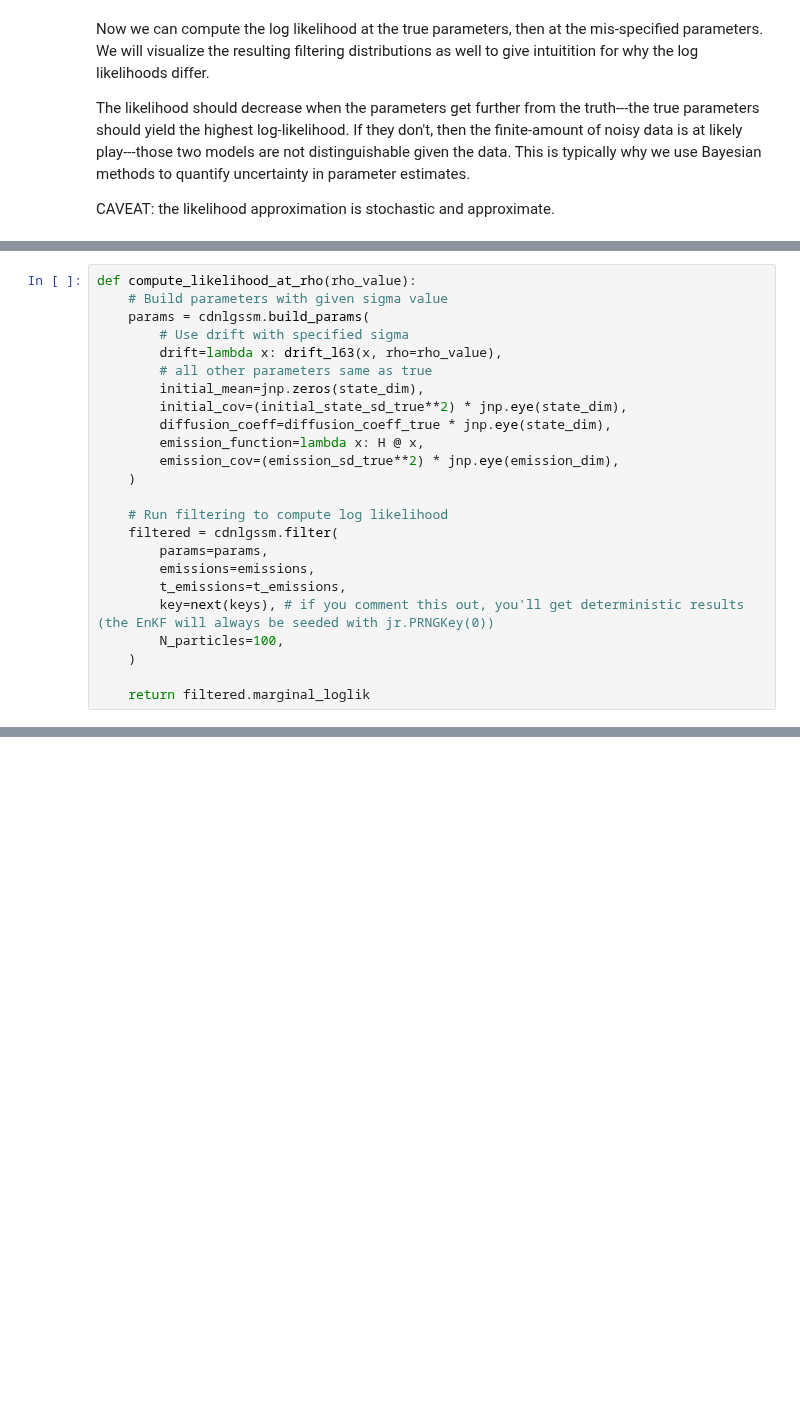
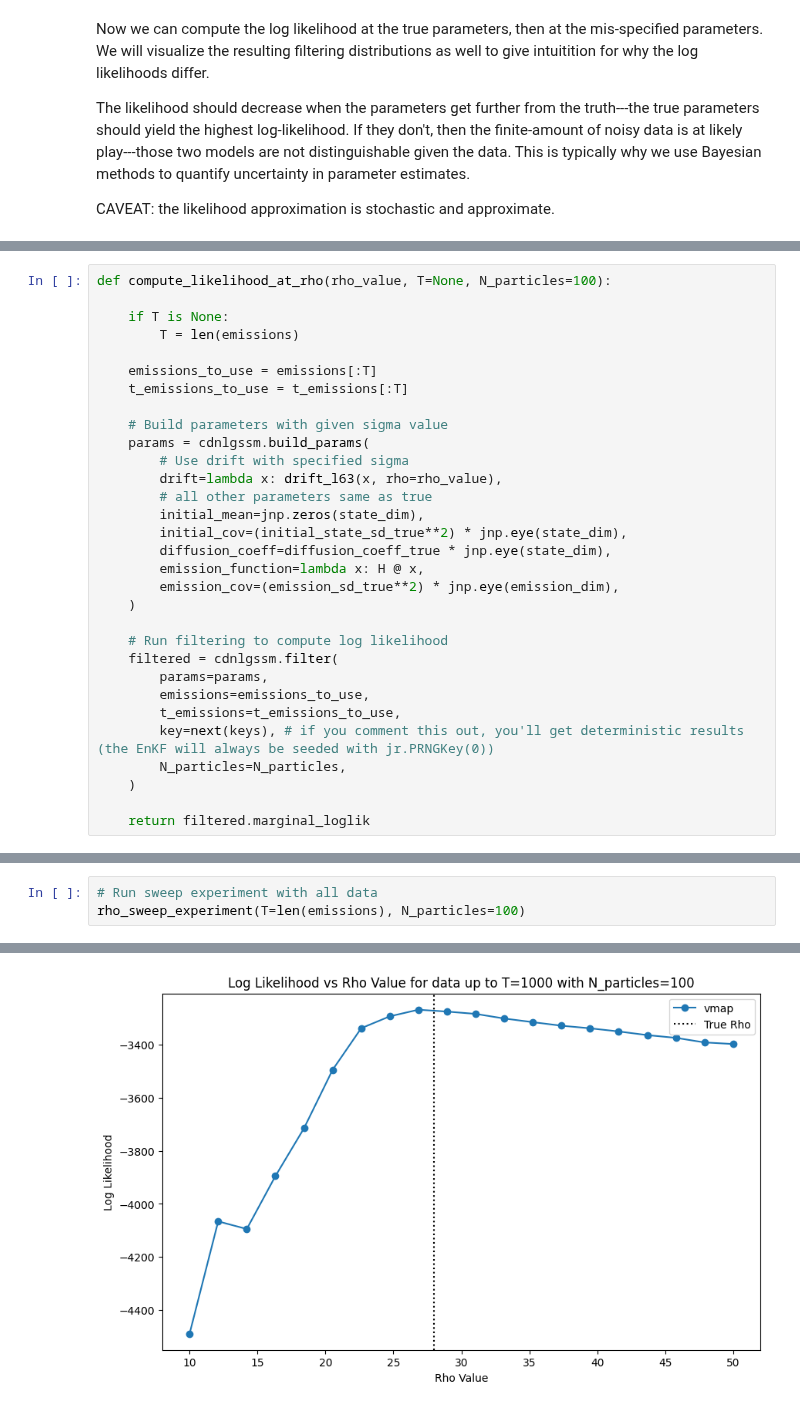
Before and after one commit to hd-UQ/cd_dynamax, a Jupyter notebook: demos/notebooks/lorenz63_tutorial.ipynb, the cells around one changed output, grey strips where cells are left out. Drawn from its saved outputs; the diff is of its cells as text; blank space fills up the shorter version.

```diff
--- a/demos/notebooks/lorenz63_tutorial.ipynb
+++ b/demos/notebooks/lorenz63_tutorial.ipynb
@@ -170,5 +180,12 @@ Now, let's sweep over Rho (holding sigma and beta fixed) to see how the log like
 # %%
-def compute_likelihood_at_rho(rho_value):
+def compute_likelihood_at_rho(rho_value, T=None, N_particles=100):
+
+    if T is None:
+        T = len(emissions)
+
+    emissions_to_use = emissions[:T]
+    t_emissions_to_use = t_emissions[:T]
+
     # Build parameters with given sigma value
     params = cdnlgssm.build_params(
         # Use drift with specified sigma
@@ -184,10 +201,10 @@ def compute_likelihood_at_rho(rho_value):
     # Run filtering to compute log likelihood
     filtered = cdnlgssm.filter(
         params=params,
-        emissions=emissions,
-        t_emissions=t_emissions,
+        emissions=emissions_to_use,
+        t_emissions=t_emissions_to_use,
         key=next(keys), # if you comment this out, you'll get deterministic results (the EnKF will always be seeded with jr.PRNGKey(0))
-        N_particles=100,
+        N_particles=N_particles,
     )
 
     return filtered.marginal_loglik
@@ -270,0 +277,4 @@ plt.show()
+# %%
+# Run sweep experiment with all data
+rho_sweep_experiment(T=len(emissions), N_particles=100)
+# %% [output]
@@ -270,0 +298 @@ plt.show()
+[figure, added]
```
Also changed, not shown: parts of 10 cells of this notebook.
